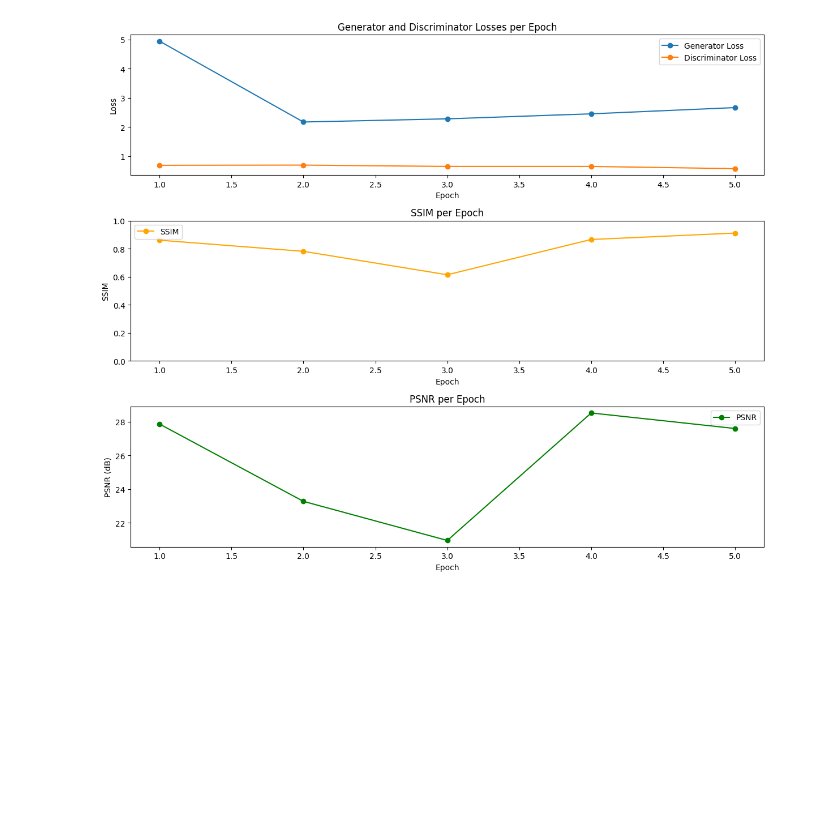
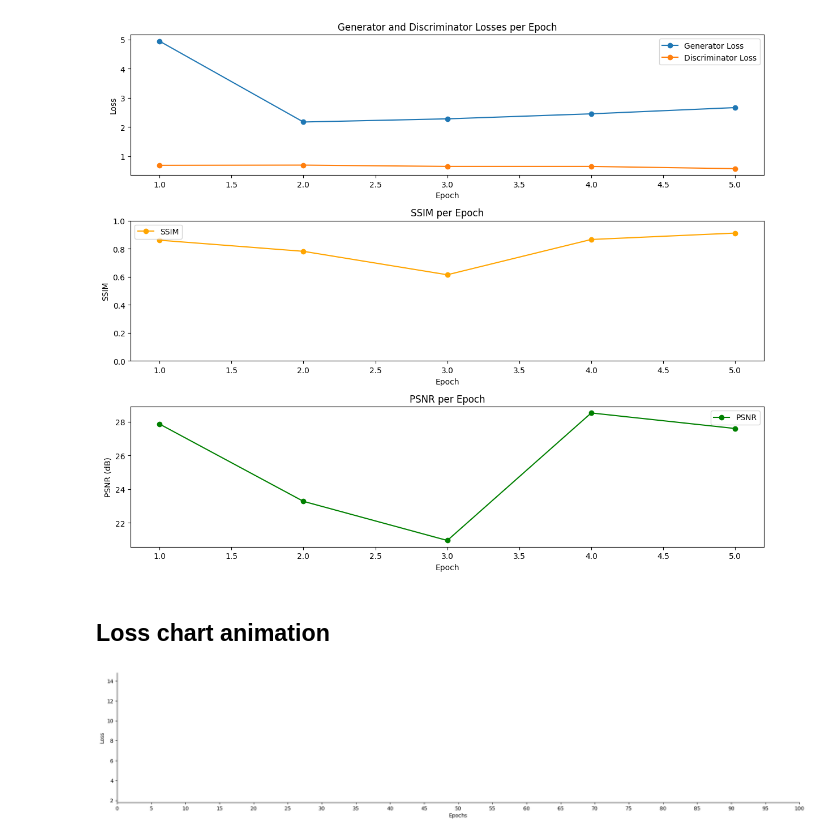
Before and after one commit to BARUD77/pix2pixMAR, a Jupyter notebook: Plots.ipynb, the cells around one changed output. Drawn from its saved outputs; the diff is of its cells as text; code cells hidden in the pictures; blank space fills up the shorter version.

```diff
--- a/Plots.ipynb
+++ b/Plots.ipynb
@@ -47,3 +49,78 @@ plt.tight_layout()
 plt.show()
 # %% [output]
 [figure]
+# %% [markdown]
+## Loss chart animation
+# %%
+import matplotlib.pyplot as plt
+from matplotlib.animation import FuncAnimation, FFMpegWriter
+import json
+
+# Data provided as a JSON string
+data = {
+    "1": 13.83240412829215, "2": 7.708802557828133, "3": 7.908661227477224, "4": 8.031625153725606,
+    "5": 6.0581498689818805, "6": 5.603795461487352, "7": 5.339477815126118, "8": 5.510684992137708,
+    "9": 7.626935021919117, "10": 5.8251558144887285, "11": 5.323252832680418, "12": 5.060975856948317,
+    "13": 4.944522830477932, "14": 4.762734153814483, "15": 5.111182815150211, "16": 4.929838481702302,
+    "17": 4.733186993682594, "18": 4.780007278710081, "19": 4.416735674205579, "20": 4.330714899196959,
+    "21": 4.340009066096523, "22": 4.442570153035615, "23": 4.65202712385278, "24": 4.434321209004051,
+    "25": 4.257646516749733, "26": 4.269182242845234, "27": 4.6275388818038135, "28": 4.001203444966099,
+    "29": 4.056253429044757, "30": 4.134982265924153, "31": 4.726172982600698, "32": 4.056760687577097,
+    "33": 3.936317464761567, "34": 4.099897616787961, "35": 4.213222177405107, "36": 3.875253903238397,
+    "37": 4.229933050640843, "38": 3.858434978284334, "39": 4.187284490518403, "40": 4.49099532135746,
+    "41": 3.87845812554945, "42": 4.2719141558596965, "43": 4.230941513128448, "44": 3.9261296611083183,
+    "45": 3.79419888111583, "46": 3.7902732752917108, "47": 4.00641581886693, "48": 5.795220971107483,
+    "49": 4.414096386809098, "50": 4.418729298993161, "51": 4.092671754067404, "52": 3.903005786109389,
+    "53": 4.209897206540694, "54": 3.773770903286181, "55": 3.7856377237721492, "56": 4.103536873533015,
+    "57": 3.2595747437393454, "58": 3.3991249862470125, "59": 3.9751952949323153, "60": 3.6658328227829515,
+    "61": 3.815215131692719, "62": 3.7229331731796265, "63": 3.8366915677723132, "64": 3.4654090090801843,
+    "65": 3.4431730717943427, "66": 3.443922107679802, "67": 3.9972164630889893, "68": 3.167958454081887,
+    "69": 3.390516005064312, "70": 3.349740603513885, "71": 3.3502827339005052, "72": 3.6478415957668373,
+    "73": 3.7498891018984613, "74": 3.2727397387487844, "75": 3.251533184135169, "76": 3.25142901194723,
+    "77": 3.26389129329146, "78": 3.3614787595313893, "79": 3.544204956606815, "80": 3.1826054631618033,
+    "81": 3.1662938176539908, "82": 3.171678526359692, "83": 3.859559337298075, "84": 3.4654639122778907,
+    "85": 3.1390018358565213, "86": 3.0992035510247216, "87": 3.098454554875692, "88": 3.080132850429468,
+    "89": 3.4576950575176038, "90": 3.3441005631497034, "91": 3.2497276151389407, "92": 3.219468405372218,
+    "93": 3.061818467943292, "94": 3.0638755664490818, "95": 3.11098177182047, "96": 3.113055231278403,
+    "97": 3.4665510696277284, "98": 2.813392427929661, "99": 2.819915689920124, "100": 2.9248515974011338
+}
+
+# Parse the data into x and y values
+x_data = list(map(int, data.keys()))
+y_data = list(data.values())
+
+# Create the figure and axis
+fig, ax = plt.subplots(figsize=(20, 5))
+line, = ax.plot([], [], lw=2)
+
+# Remove chart borders (spines)
+ax.spines['top'].set_visible(False)   # Hide top border
+ax.spines['right'].set_visible(False) # Hide right border
+
+
+# Set the axis limits and labels
+ax.set_xlim(1, max(x_data))
+ax.set_xticks(range(0, 101, 5))
+ax.set_ylim(min(y_data) - 1, max(y_data) + 1)
+ax.set_xlabel('Epochs')
+ax.set_ylabel('Loss')
+
+plt.subplots_adjust(left=0.04, right=0.96, top=0.9, bottom=0.2)
+
+# Initialization function
+def init():
+    line.set_data([], [])
+    return line,
+
+# Update function
+def update(frame):
+    line.set_data(x_data[:frame], y_data[:frame])
+    return line,
+
+# Create the animation
+ani = FuncAnimation(fig, update, frames=range(0, len(x_data) + 1, 1), init_func=init, blit=True, interval=300)
+
+# Display the animation
+plt.show()
+# %% [output]
+[figure, added]
```
Also changed, not shown: parts of 2 cells of this notebook, 10 other files.
